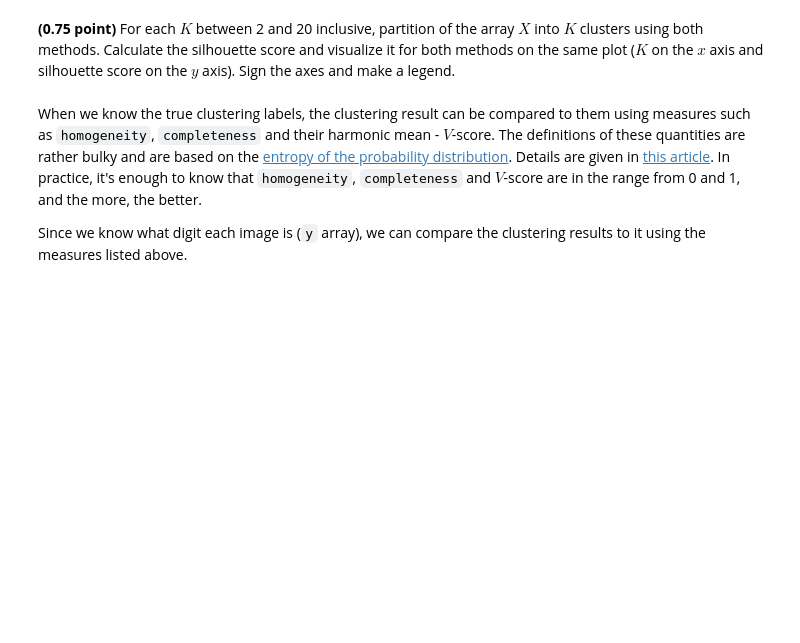
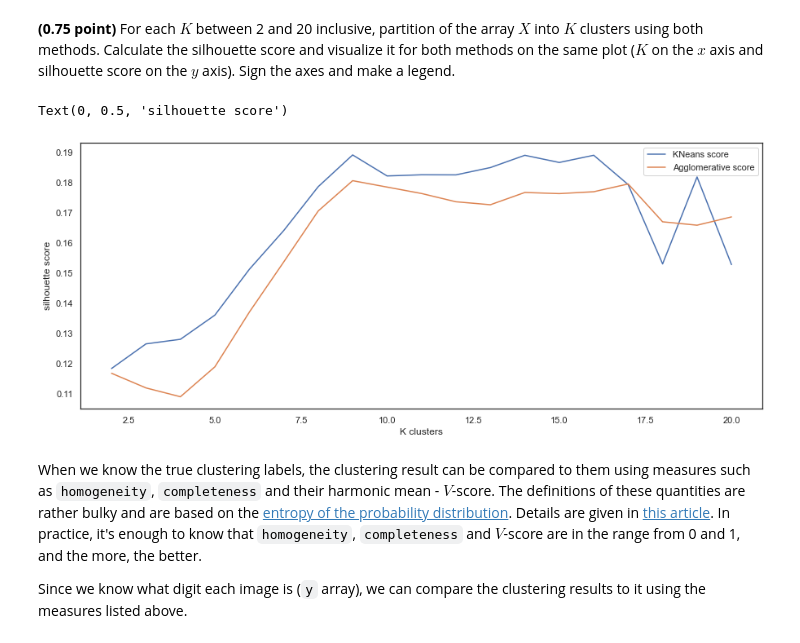
Before and after one commit to EvgenVer/RS_ml_course1, a Jupyter notebook: 8_clustering/clustering.ipynb, the cells around one changed output. Saved outputs shown, nothing was run; the diff lists cells and outputs as text; code cells hidden in the pictures; blank space fills up the shorter version.

```diff
--- a/8_clustering/clustering.ipynb
+++ b/8_clustering/clustering.ipynb
@@ -231,3 +270,23 @@ The implementation of this metric in the `scikit-learn` is the `silhouette_score
+# %%
+k = list(range(2,21))
+sil_score_k = []
+sil_score_h = []
+for i in k:
+    k_labels = KMeans(n_clusters=i).fit_predict(X)
+    h_labels = AgglomerativeClustering(n_clusters=i).fit_predict(X)
+    k_score = silhouette_score(X, k_labels)
+    h_score = silhouette_score(X, h_labels)
+    sil_score_k.append(k_score)
+    sil_score_h.append(h_score)
+# %%
+plt.figure(figsize=(15,6))
+sns.lineplot(x=k, y=sil_score_k, label='KNeans score')
+sns.lineplot(x=k, y=sil_score_h, label='Agglomerative score')
+plt.xlabel('K clusters')
+plt.ylabel('silhouette score')
+# %% [output]
+Text(0, 0.5, 'silhouette score')
+[figure, added]
 # %% [markdown]
 When we know the true clustering labels, the clustering result can be compared to them using measures such as `homogeneity`, `completeness` and their harmonic mean - $V$-score. The definitions of these quantities are rather bulky and are based on the [entropy of the probability distribution](https://ru.wikipedia.org/wiki/Информационная_энтропия). Details are given in [this article](http://aclweb.org/anthology/D/D07/D07-1043.pdf). In practice, it's enough to know that `homogeneity`, `completeness` and $V$-score are in the range from 0 and 1, and the more, the better.
 
```
Also changed, not shown: parts of 12 cells of this notebook.
